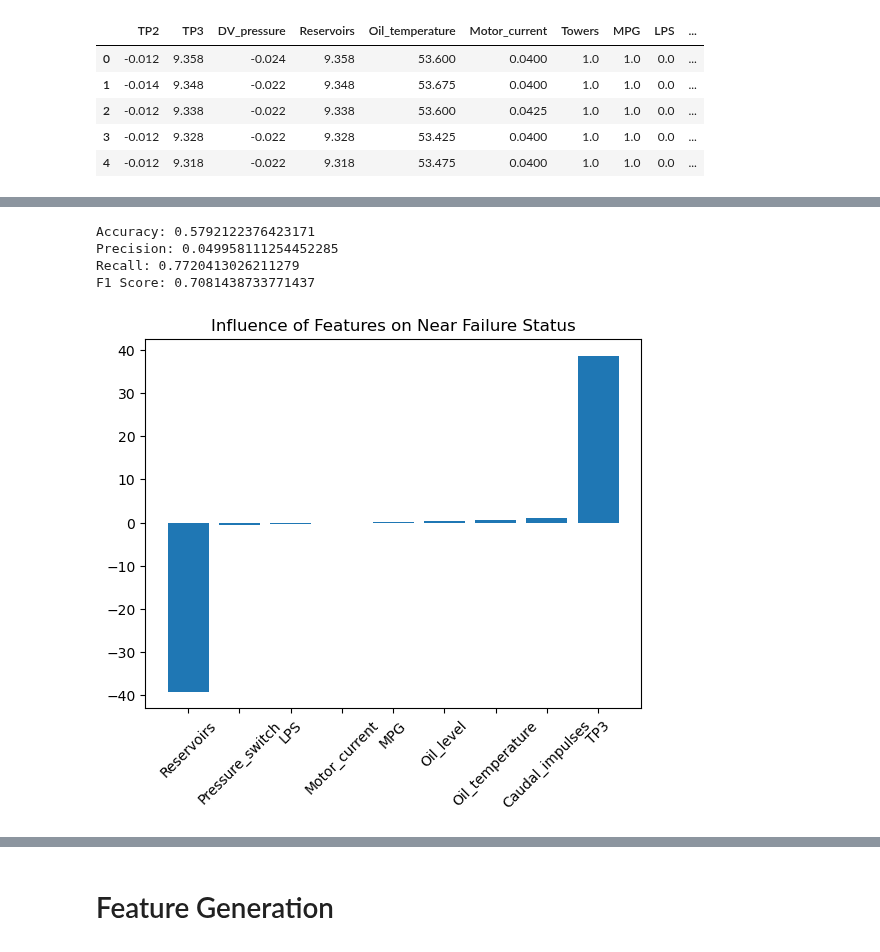
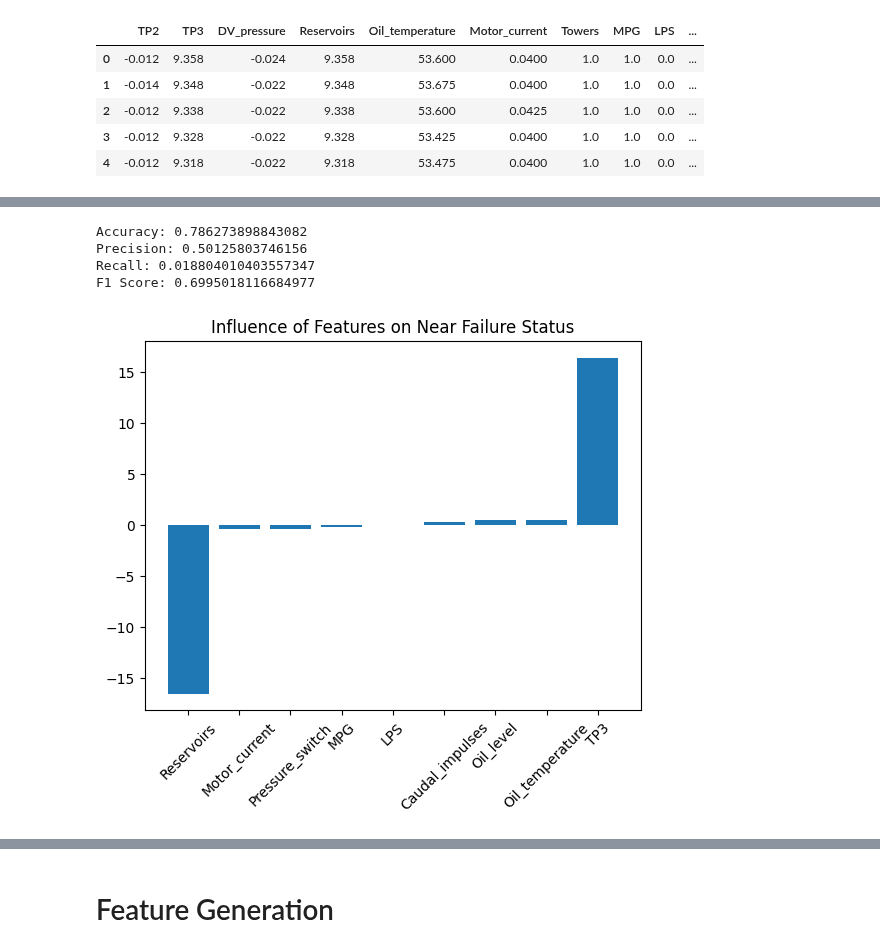
Before and after one commit to Dave-Codes/Predictive-Maintenance, a Jupyter notebook: predictive-maintenance-metropt-3.ipynb, the cells around one changed output, grey strips where cells are left out. Cells and saved outputs as stored; diff of their text form; code cells hidden in the pictures.

```diff
--- a/predictive-maintenance-metropt-3.ipynb
+++ b/predictive-maintenance-metropt-3.ipynb
@@ -140,0 +404,7 @@ metro_df_large = metro_df_large.rename(columns={'DV_eletric':'DV_electric'}).dro
+# %%
+
+# Creating binary features in the main model df where 1 indicates a record in period between prior failure end and start of failure n
+model_df['failure_1'] = model_df.index < failures_from_html['Start Time'][0]
+model_df['failure_2'] = (model_df.index > failures_from_html['End Time'][0]) & (model_df.index < failures_from_html['Start Time'][1])
+model_df['failure_3'] = (model_df.index > failures_from_html['End Time'][1]) & (model_df.index < failures_from_html['Start Time'][2])
+model_df['failure_4'] = (model_df.index > failures_from_html['End Time'][2]) & (model_df.index < failures_from_html['Start Time'][3])
@@ -394,2 +421,0 @@ print(merged_df.shape[0], normal_op_df.shape[0])
-# %%
-model_df = normal_op_df.merge(merged_df, left_index=True, right_index=True)
@@ -454,0 +619,12 @@ Next, I create a comparison of the DV_pressure between normal operation data and
+# %%
+# Creating a column of the difference in air pressure between the pneumatic panel and the reservoirs
+model_df['air_pressure_diff'] = model_df['TP3'] - model_df['Reservoirs']
+
+air_press_diff_week = model_df.groupby('pre_fail_week')['air_pressure_diff'].mean()
+print("Reservoir minus Pneumatic Panel Pressure Average: Pre Fail Week vs Normal: "+f'{air_press_diff_week[0]-air_press_diff_week[1]:.20f}'+'\n')
+
+air_press_diff_day = model_df.groupby('pre_fail_day')['air_pressure_diff'].mean()
+print("Reservoir minus Pneumatic Panel Pressure Average: Pre Fail Day vs Normal: "+f'{air_press_diff_day[0]-air_press_diff_day[1]}'+'\n')
+
+air_press_diff_hour = model_df.groupby('pre_fail_hour')['air_pressure_diff'].mean()
+print("Reservoir minus Pneumatic Panel Pressure Average: Pre Fail Hour vs Normal: "+f'{air_press_diff_hour[0]-air_press_diff_hour[1]}')
@@ -514,8 +704,8 @@ model_df.head()
 # Creating the X data from the pertinent columns of the model ready dataframe
 X = model_df[['TP3','Reservoirs','Oil_temperature','Motor_current','MPG','LPS','Pressure_switch','Oil_level','Caudal_impulses']]
 
-# Declaring the target column of pre_fail_hour as the y or target data
-y = model_df['day']
+# Declaring the target column of pre_fail_week as the y or target data
+y = model_df['pre_fail_week']
 
 # Splitting the data into training and testing, stratifying by the y variable of pre_fail_hour as it has greatly imbalanced class distribution
 X_train, X_test, y_train, y_test = train_test_split(X, y, test_size=0.3, stratify=y)
@@ -555,33 +747,33 @@ Name: day, dtype: int64
 # %%
 # Instantiating a scikit-learn Logistic Regression model with class weights set to counteract the imbalanced target classes
-logreg_1 = LogisticRegression(random_state=17, class_weight={True:34, False:1})
+logreg_1 = LogisticRegression(random_state=17)
 
 # Fitting the model with the training data
 logreg_1.fit(X_train, y_train)
 
 # Predicting target values from the test data
 y_pred = logreg_1.predict(X_test)
 
 # Accessing the feature_importances of the model after fitting
 feature_importances = pd.DataFrame(data={"Feature": X.columns, "Importance": logreg_1.coef_[0]}).sort_values(by='Importance')
 
 # Calculating and printing model evaluation metrics
 print("Accuracy:", accuracy_score(y_test, y_pred))
 print("Precision:", precision_score(y_test, y_pred))
 print("Recall:", recall_score(y_test, y_pred))
 print("F1 Score:", f1_score(y_test, y_pred, average='weighted'))
 
 # Plotting the feature importances as a bar chart
 plt.bar(feature_importances["Feature"], feature_importances["Importance"])
 plt.xticks(rotation=45)
 plt.title("Influence of Features on Near Failure Status")
 plt.show()
 # %% [output]
-Accuracy: 0.5792122376423171
-Precision: 0.049958111254452285
-Recall: 0.7720413026211279
-F1 Score: 0.7081438733771437
+Accuracy: 0.786273898843082
+Precision: 0.50125803746156
+Recall: 0.018804010403557347
+F1 Score: 0.6995018116684977
-[figure, old version]
+[figure, new version]
 # %%
 # Instantiating an XGBoost Classifier model for binary classification via logistic regression (this model needs work)
 xgb_model = xgb.XGBClassifier(objective='binary:logistic', n_estimators=10, seed=17)
```
Also changed, not shown: parts of 98 cells of this notebook.
